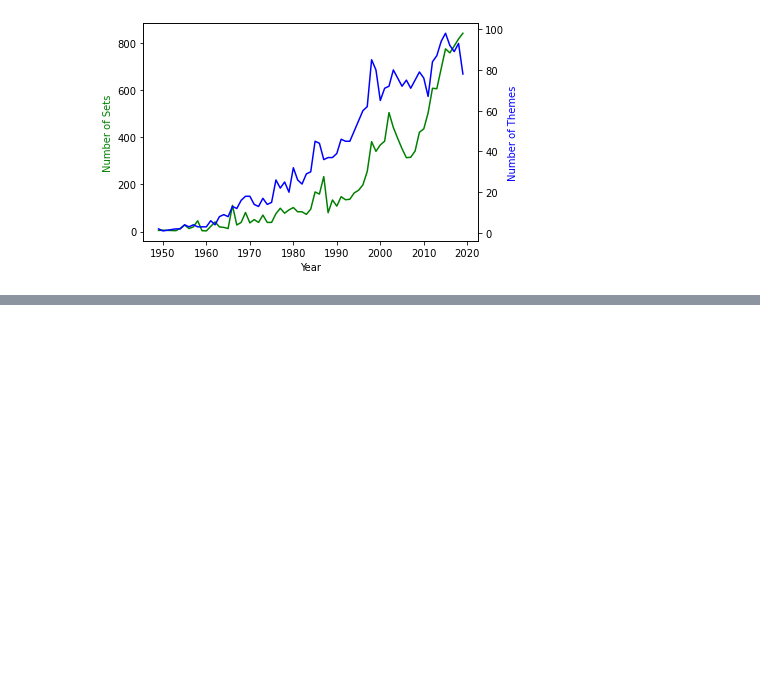
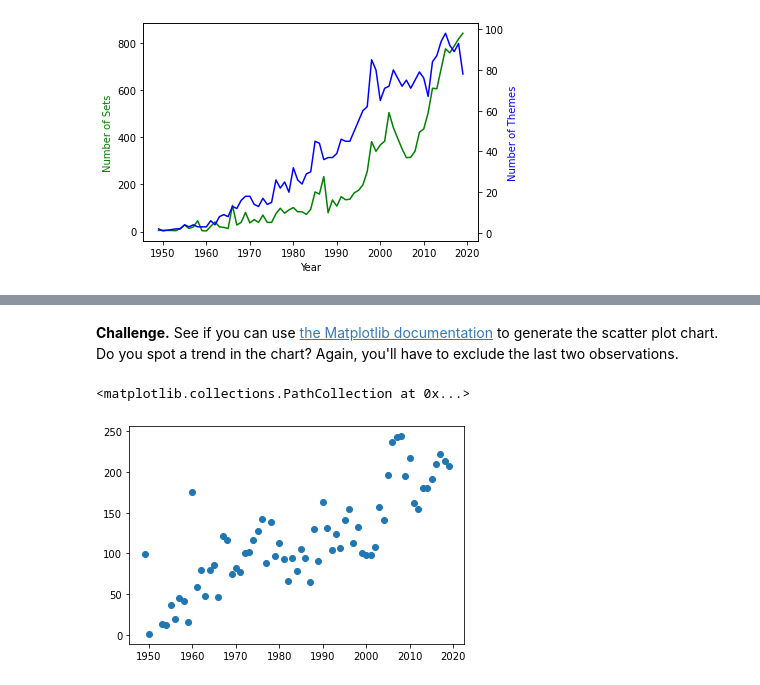
Before and after one commit to Joshua-Jenkins33/100DaysOfPython, a Jupyter notebook: 073_Day_73_Aggregate_and_Merge_Data_with_Pandas_LEGO_Dataset/LEGO.ipynb, the cells around one changed output, grey strips where cells are left out. Drawn from its saved outputs; the diff is of its cells as text; code cells hidden in the pictures; blank space fills up the shorter version.

Commit message:
Day 73; Scatter Plots

```diff
--- a/073_Day_73_Aggregate_and_Merge_Data_with_Pandas_LEGO_Dataset/LEGO.ipynb
+++ b/073_Day_73_Aggregate_and_Merge_Data_with_Pandas_LEGO_Dataset/LEGO.ipynb
@@ -214,0 +217,3 @@ Text(0, 0.5, 'Number of Themes')
+# %%
+parts_per_set = sets.groupby("year").agg({'num_parts': pd.Series.mean})
+parts_per_set
@@ -214,0 +235,7 @@ Text(0, 0.5, 'Number of Themes')
+# %% [markdown]
+**Challenge.** See if you can use [the Matplotlib documentation](https://matplotlib.org/3.1.0/api/_as_gen/matplotlib.pyplot.scatter.html) to generate the scatter plot chart. Do you spot a trend in the chart? Again, you'll have to exclude the last two observations.
+# %%
+plt.scatter(parts_per_set.index[:-2], parts_per_set.num_parts[:-2])
+# %% [output]
+<matplotlib.collections.PathCollection at 0x...>
+[figure, added]
```
Also changed, not shown: parts of 2 cells of this notebook, 1 other file.
